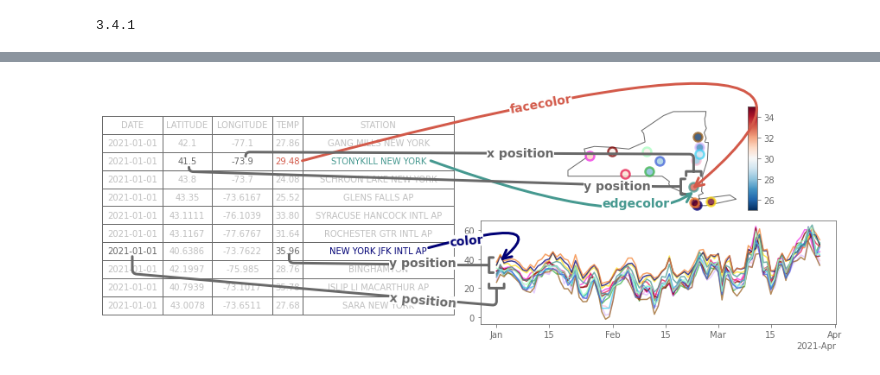
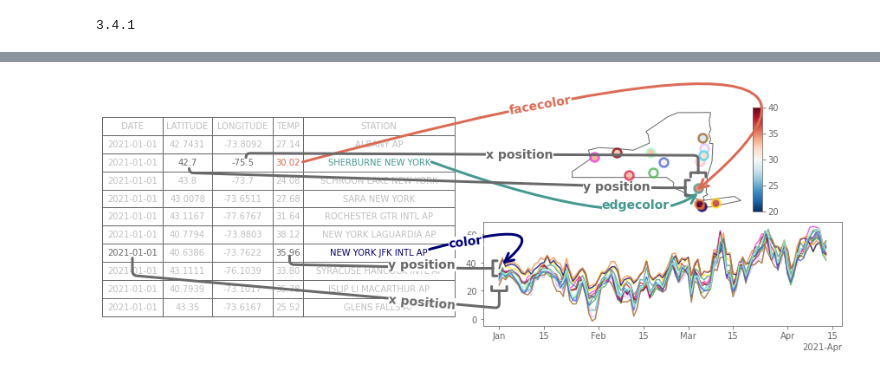
Before and after one commit to story645/proposal, a Jupyter notebook: figures/intro/viz_start.ipynb, the cells around one changed output, grey strips where cells are left out. Saved outputs shown, nothing was run; the diff lists cells and outputs as text; code cells hidden in the pictures.

```diff
--- a/figures/intro/viz_start.ipynb
+++ b/figures/intro/viz_start.ipynb
@@ -41,2 +54,2 @@ PROJ: proj_create_from_database: Cannot find proj.db
 # %%
-ny = pd.read_csv("nydata")
+ny_all = pd.read_csv("nydata")
@@ -45,3 +56,5 @@ ny['TAVG'] = (ny['DATA_VALUE'].astype(float)/10) *(9/5) + 32
+# %%
+ny = ny_all[ny_all['NAME'].isin(cdict.keys())].copy()
 # %%
 ny['DATES'] = pd.to_datetime(ny['DATE'])
 # %%
@@ -71,7 +84,7 @@ max        63.680000
 Name: TAVG, dtype: float64
 # %%
 cmap = mcm.RdBu_r
-norm = mcolors.Normalize(vmin=25, vmax=35)
+norm = mcolors.Normalize(vmin=20, vmax=40)
 # %%
 def plot_table(ax, dfs, ccolors, edgecolor='k', textcolor='k'):
     tab = mtable.table(ax, cellText=dfs.astype('str').values, cellLoc='center',
@@ -94,9 +107,3 @@ def plot_table(ax, dfs, ccolors, edgecolor='k', textcolor='k'):
     ax.axis('off')
     ax.add_table(tab)
     return tab
-# %%
-colors = ['#e6194B','#42d4f4','#9A6324', '#4363d8','#469990', '#3cb44b',
-          '#ffe119', '#f58231', '#f032e6', '#fabed4', '#dcbeff',
-          '#800000', '#aaffc3', '#000075']
-cdict = dict(zip(ny['NAME'].unique(), colors))
-cdict
@@ -221,35 +213,35 @@ face_map = mpatches.ConnectionPatch(xyA=(1.19,.35), coordsA=axd['table'].transDa
                                     xyB=(18629, 39), coordsB=axd['time'].transData,
                                     arrowstyle="->", connectionstyle="angle3, angleA=15,angleB=-140",
                                     color=line_color,**arrow_kws)
 fig.add_artist(face_map)
-fig.text(.47, .45, "color", color=line_color, rotation=5, bbox=bbox, **font_kw)
+fig.text(.47, .45, "color", color=line_color, rotation=7, bbox=bbox, **font_kw)
 tab[(7,4)].get_text().set_color(line_color)
 
 #artist
 #artist
 #fig.text(.145, .7, "point", fontsize=40, color=acolor, zorder=20,
 #          bbox={'boxstyle':'rarrow', 'edgecolor':acolor,
 #                'linewidth':5, 'facecolor':'none', 'pad':1, 'mutation_aspect':.5})
 acolor= '#A50B5E'
 afont_kws = {'fontsize':24, 'fontweight':'bold', 'va':'center', 'ha':'left', 'zorder':25}
 artist_kws = {'linewidth':5, 'edgecolor':acolor, 'facecolor':'none', 'alpha':.2, 'zorder':20,
               'arrowstyle':'fancy', 'mutation_scale':550 }
 point_artist = mpatches.ConnectionPatch(xyA=(-.2,.75), coordsA=axd['table'].transData,
                                         xyB=(-70, 42.5), coordsB=axd['map'].transData, **artist_kws)
 #fig.add_artist(point_artist)
 #fig.text(.155,1.075, "point", rotation=-12, color=acolor, **afont_kws)
 
 acolor ='#6c3483'
 artist_kws = {'linewidth':5, 'edgecolor':acolor, 'facecolor':'none', 'alpha':.2, 'zorder':20,
               'arrowstyle':'fancy', 'mutation_scale':550 }
 
 point_artist = mpatches.ConnectionPatch(xyA=(-.5,.32), coordsA=axd['table'].transData,
                                         xyB=(18645, 37), coordsB=axd['time'].transData, **artist_kws)
 #fig.add_artist(point_artist)
 #fig.text(.03,.095, "line", rotation=12, color=acolor, **afont_kws)
 fig.savefig(proposal_path/"functions.png")
 # %% [output]
-[figure, old version]
+[figure, new version]
 # %%
 nyjfk = ny[ny['NAME'].str.contains("JFK")]
 # %%
```
Also changed, not shown: parts of 6 cells of this notebook, 2 other files.
